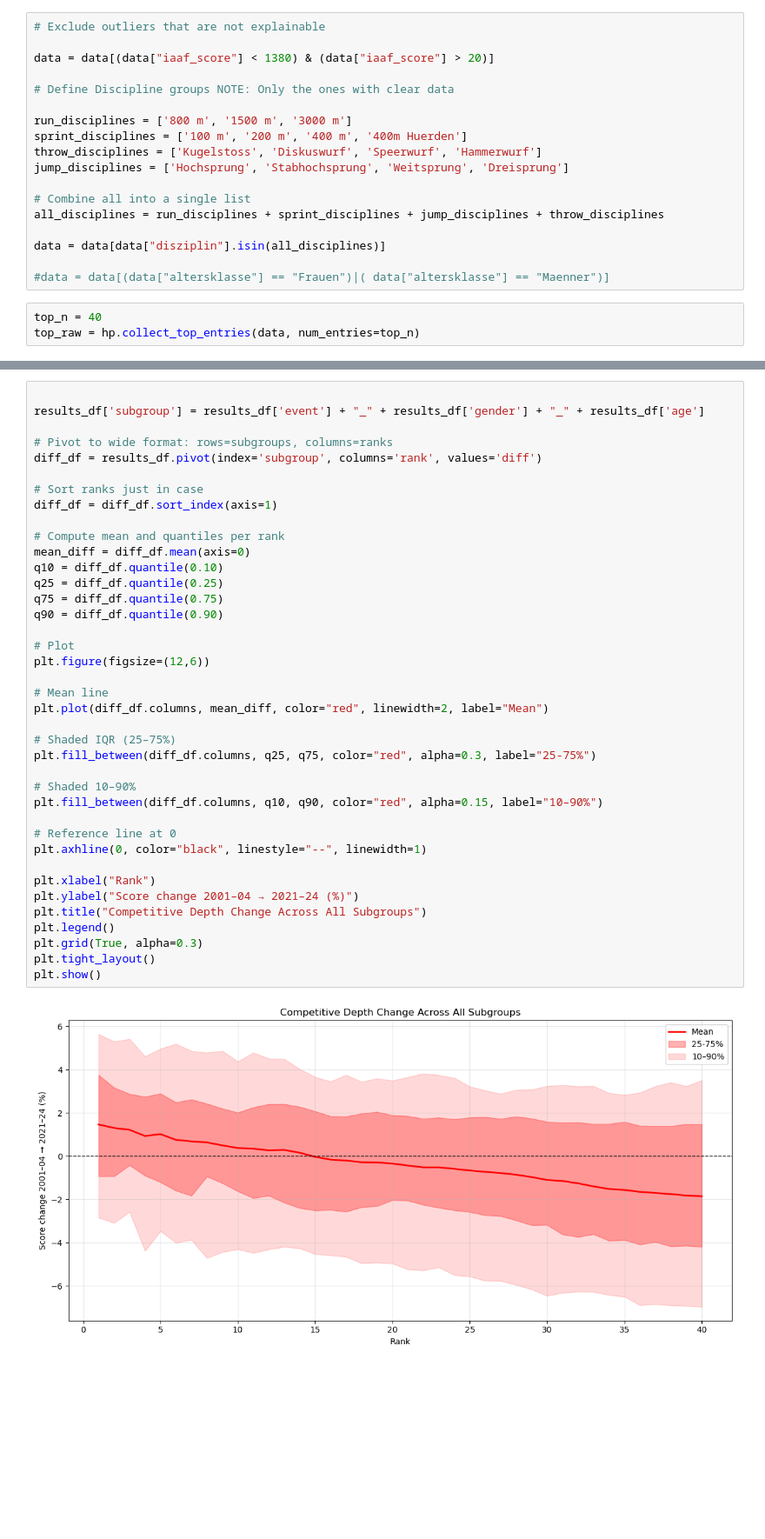
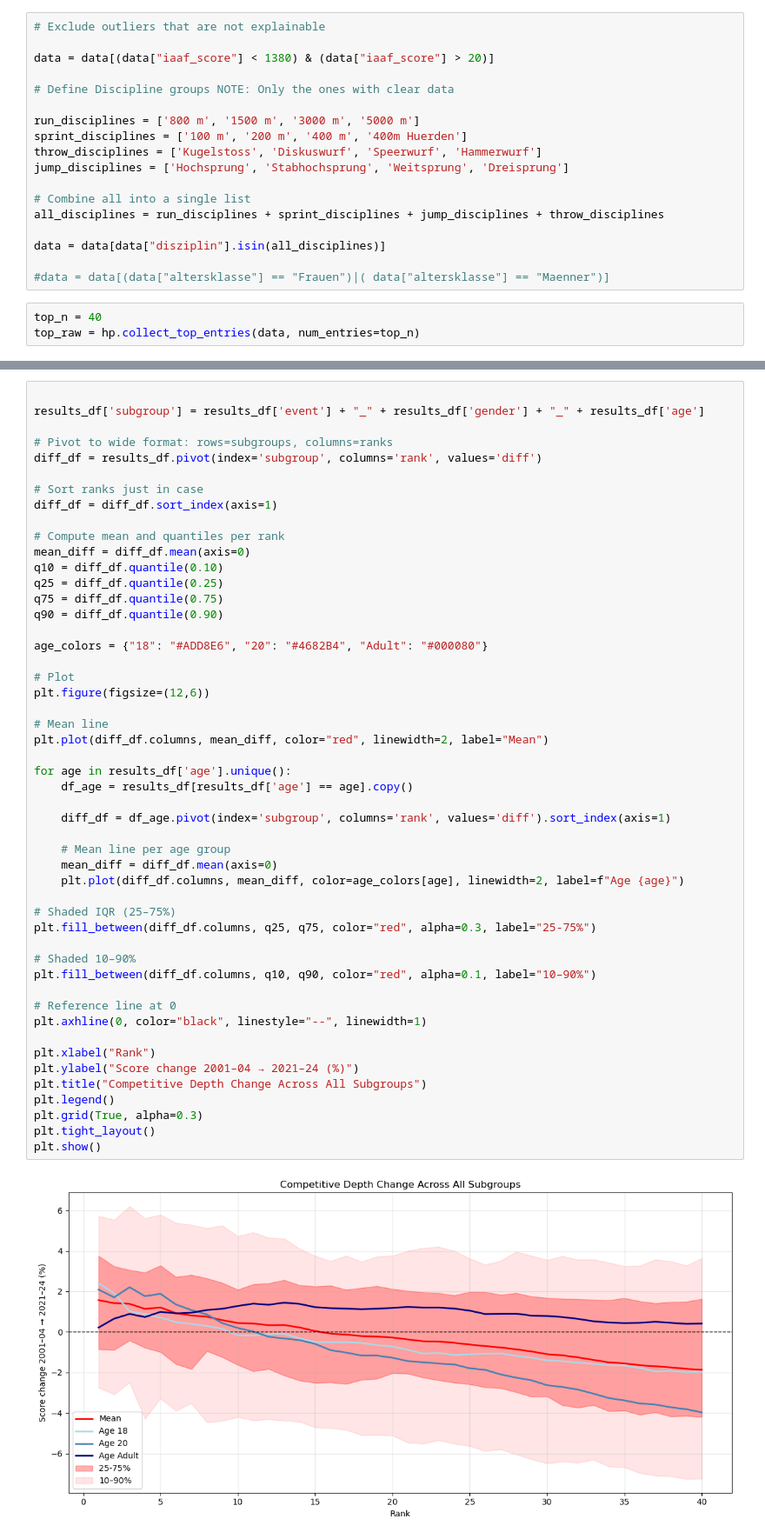
Before and after one commit to maxwernz/Data-Literacy, a Jupyter notebook: mattis/trendAnalysis/trendAnalysis_2.ipynb, the cells around one changed output, grey strips where cells are left out. Shown at 87% size. Saved outputs shown, nothing was run; the diff lists cells and outputs as text; blank space fills up the shorter version.

Commit message:
Finally Plots im happy with :)

```diff
--- a/mattis/trendAnalysis/trendAnalysis_2.ipynb
+++ b/mattis/trendAnalysis/trendAnalysis_2.ipynb
@@ -27,7 +27,7 @@ data = data[(data["iaaf_score"] < 1380) & (data["iaaf_score"] > 20)]
 
 # Define Discipline groups NOTE: Only the ones with clear data
 
-run_disciplines = ['800 m', '1500 m', '3000 m']
+run_disciplines = ['800 m', '1500 m', '3000 m', '5000 m']
 sprint_disciplines = ['100 m', '200 m', '400 m', '400m Huerden']
 throw_disciplines = ['Kugelstoss', 'Diskuswurf', 'Speerwurf', 'Hammerwurf']
 jump_disciplines = ['Hochsprung', 'Stabhochsprung', 'Weitsprung', 'Dreisprung']
@@ -143,35 +143,46 @@ diff_df = diff_df.sort_index(axis=1)
 
 # Compute mean and quantiles per rank
 mean_diff = diff_df.mean(axis=0)
 q10 = diff_df.quantile(0.10)
 q25 = diff_df.quantile(0.25)
 q75 = diff_df.quantile(0.75)
 q90 = diff_df.quantile(0.90)
 
+age_colors = {"18": "#ADD8E6", "20": "#4682B4", "Adult": "#000080"}
+
 # Plot
 plt.figure(figsize=(12,6))
 
 # Mean line
 plt.plot(diff_df.columns, mean_diff, color="red", linewidth=2, label="Mean")
 
+for age in results_df['age'].unique():
+    df_age = results_df[results_df['age'] == age].copy()
+
+    diff_df = df_age.pivot(index='subgroup', columns='rank', values='diff').sort_index(axis=1)
+
+    # Mean line per age group
+    mean_diff = diff_df.mean(axis=0)
+    plt.plot(diff_df.columns, mean_diff, color=age_colors[age], linewidth=2, label=f"Age {age}")
+
 # Shaded IQR (25–75%)
 plt.fill_between(diff_df.columns, q25, q75, color="red", alpha=0.3, label="25-75%")
 
 # Shaded 10–90%
-plt.fill_between(diff_df.columns, q10, q90, color="red", alpha=0.15, label="10–90%")
+plt.fill_between(diff_df.columns, q10, q90, color="red", alpha=0.1, label="10–90%")
 
 # Reference line at 0
 plt.axhline(0, color="black", linestyle="--", linewidth=1)
 
 plt.xlabel("Rank")
 plt.ylabel("Score change 2001–04 → 2021–24 (%)")
 plt.title("Competitive Depth Change Across All Subgroups")
 plt.legend()
 plt.grid(True, alpha=0.3)
 plt.tight_layout()
 plt.show()
 # %% [output]
-[figure, old version]
+[figure, new version]
 # %%
 import matplotlib.pyplot as plt
 
```
Also changed, not shown: parts of 7 cells of this notebook, 1 other file.
